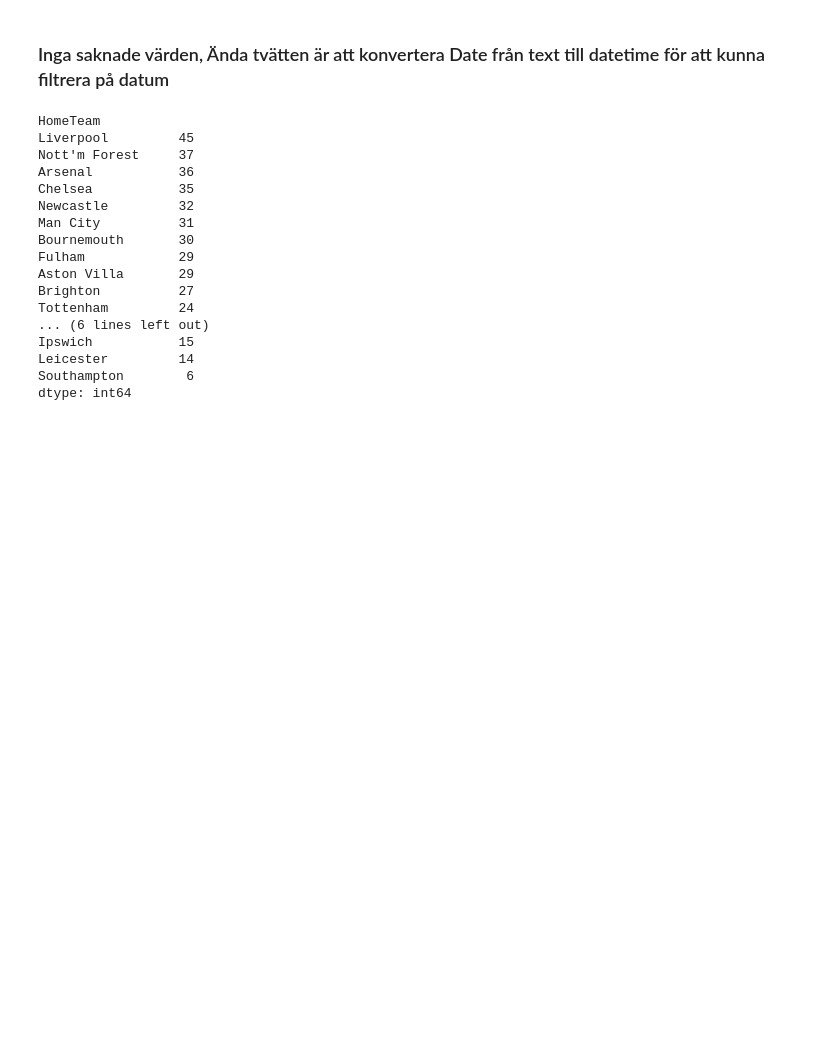
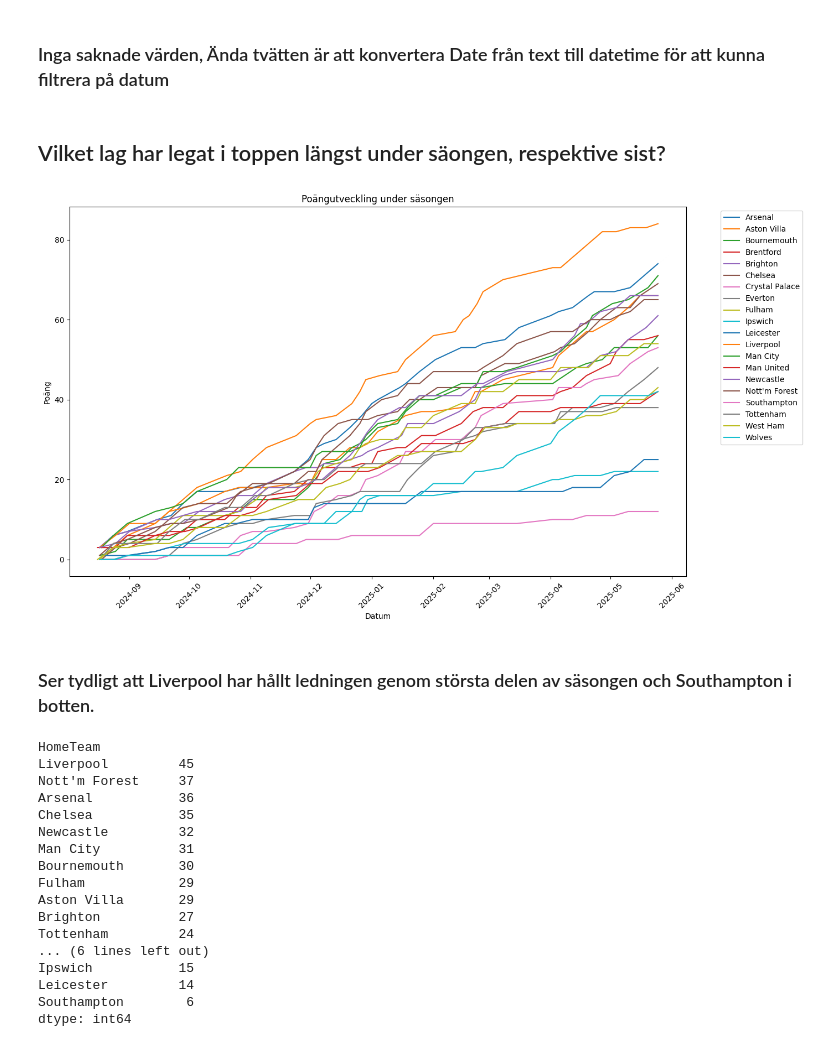
Before and after one commit to OliverApel96/kk1-premier-league, a Jupyter notebook: notebook.ipynb, the cells around one changed output. Saved outputs shown, nothing was run; the diff lists cells and outputs as text; code cells hidden in the pictures; blank space fills up the shorter version.

Commit message:
Added a diagram showing the season leader over the season.

```diff
--- a/notebook.ipynb
+++ b/notebook.ipynb
@@ -87,6 +86,34 @@ df["HomePoints"] = np.where(df["FTR"] == "H", 3, np.where(df["FTR"] == "D", 1, 0
 df["Awaypoints"] = np.where(df["FTR"]  == "A",  3, np.where(df["FTR"] == "D", 1,  0)) #likadan som ovanstående fast för bortalag
 # %%
 first_half = df[df["Date"] < "2025-01-01"] #Filtrerar så jag får datum innan 2025-01-01
+# %%
+home_df = df[["Date", "HomeTeam", "HomePoints"]].rename(columns={"HomeTeam": "Team", "HomePoints": "Points"})
+# %%
+away_df = df[["Date", "AwayTeam", "Awaypoints"]].rename(columns={"AwayTeam": "Team", "Awaypoints": "Points"})
+# %%
+all_matches = pd.concat([home_df, away_df])
+# %%
+all_matches = all_matches.sort_values("Date")
+all_matches["CumPoints"] = all_matches.groupby("Team")["Points"].cumsum()
+# %% [markdown]
+## Vilket lag har legat i toppen längst under säongen, respektive sist?
+# %%
+fig, ax = plt.subplots(figsize=(14, 8))
+
+for team, data in all_matches.groupby("Team"):
+    data = data.sort_values("Date")
+    ax.plot(data["Date"], data["CumPoints"], label=team)
+
+ax.set_xlabel("Datum")
+ax.set_ylabel("Poäng")
+ax.set_title("Poängutveckling under säsongen")
+ax.legend(bbox_to_anchor=(1.05, 1), loc='upper left')
+plt.xticks(rotation=45)
+plt.tight_layout()
+# %% [output]
+[figure, added]
+# %% [markdown]
+### Ser tydligt att Liverpool har hållt ledningen genom största delen av säsongen och Southampton i botten.
 # %%
 home = first_half.groupby("HomeTeam")["HomePoints"].sum() #grupperar Hometeam och Homepoints till en tabell med hemmapoäng.
 # %%
```
Also changed, not shown: parts of 5 cells of this notebook, 5 other files.
